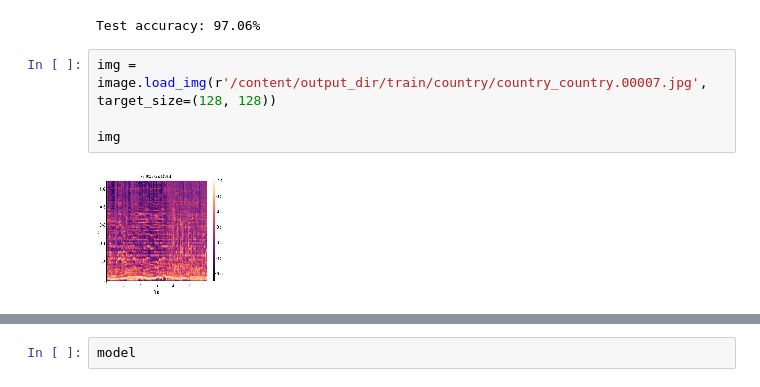
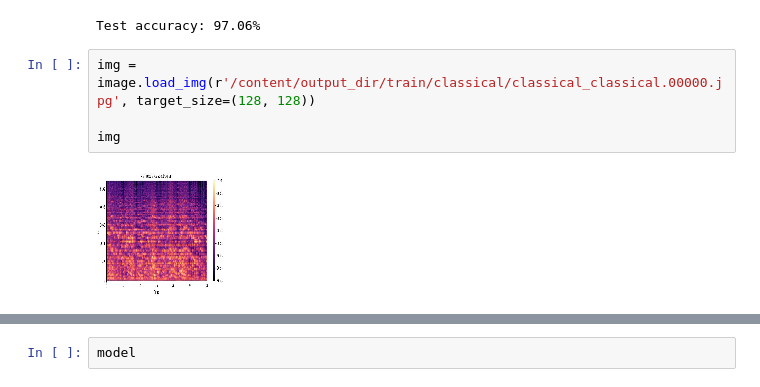
Before and after one commit to rev-an/rev-an, a Jupyter notebook: music_genre_identification.ipynb, the cells around one changed output, grey strips where cells are left out. Saved outputs shown, nothing was run; the diff lists cells and outputs as text.

```diff
--- a/music_genre_identification.ipynb
+++ b/music_genre_identification.ipynb
@@ -926,11 +926,11 @@ model.save('melspectrogram_model.h5')
 WARNING:absl:You are saving your model as an HDF5 file via `model.save()` or `keras.saving.save_model(model)`. This file format is considered legacy. We recommend using instead the native Keras format ...
 Test accuracy: 97.06%
 # %%
-img = image.load_img(r'/content/output_dir/train/country/country_country.00007.jpg', target_size=(128, 128))
+img = image.load_img(r'/content/output_dir/train/classical/classical_classical.00000.jpg', target_size=(128, 128))
 
 img
 # %% [output]
-[figure, old version]
+[figure, new version]
 # %%
 
 # Convert the input image 'img' to a NumPy array format. This is often required to feed an image into a neural network model.
```
Also changed, not shown: parts of 4 cells of this notebook.
